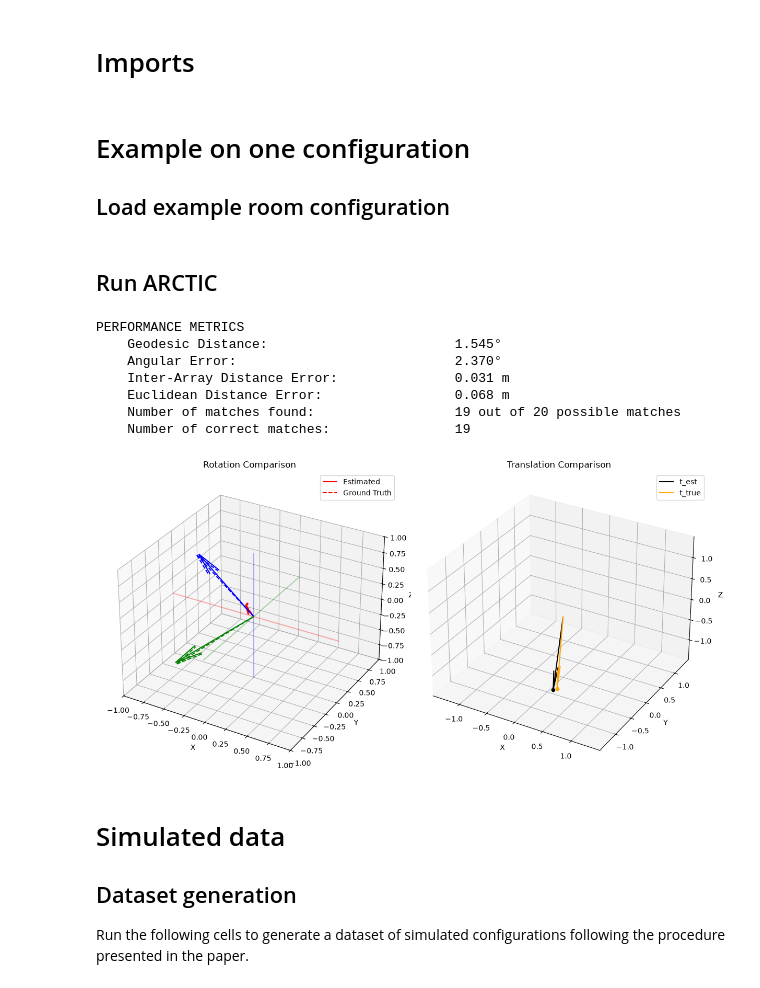
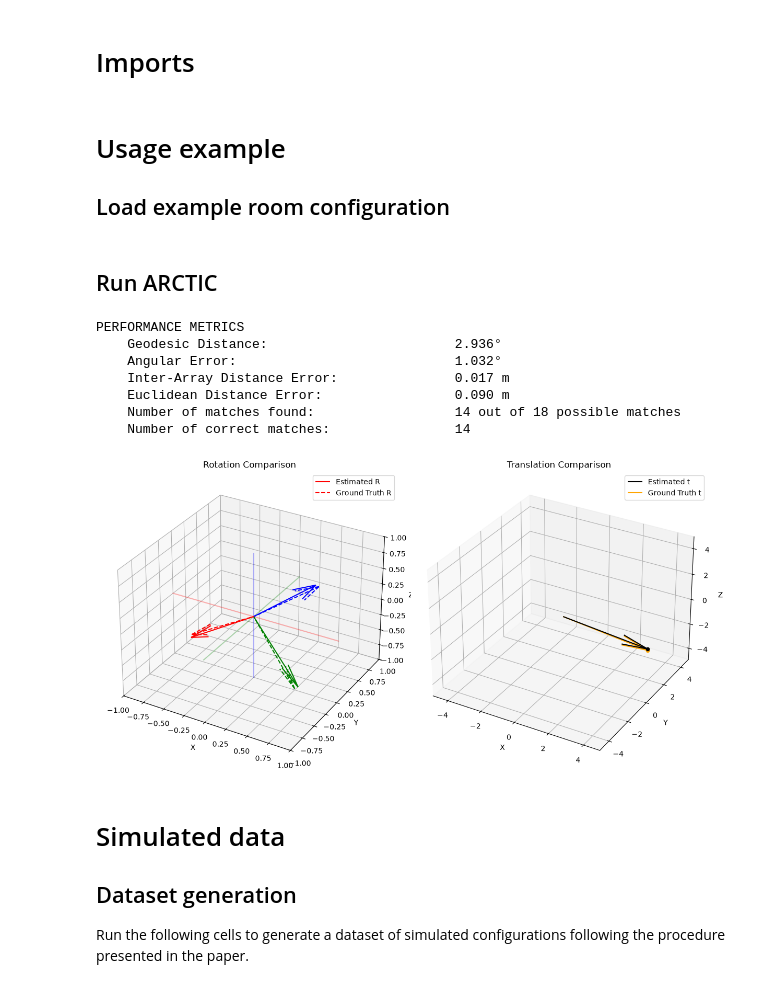
Before and after one commit to tguffroy/ARCTIC, a Jupyter notebook: arctic_examples.ipynb, the cells around one changed output. Drawn from its saved outputs; the diff is of its cells as text; code cells hidden in the pictures.

```diff
--- a/arctic_examples.ipynb
+++ b/arctic_examples.ipynb
@@ -19,11 +14,11 @@ from pyroomacoustics.directivities import Rotation3D
 import arctic
 from tools import *
 # %% [markdown]
-# Example on one configuration
+# Usage example
 
 ## Load example room configuration
 # %%
-with gzip.open(f"room_example.json.gz", "rt", encoding="utf-8") as f:
+with gzip.open(f"simulated_room_example.json.gz", "rt", encoding="utf-8") as f:
     room_data = json.load(f)
 
 room_dim = room_data["geometry"]["room_dim"]
@@ -51,7 +46,6 @@ plot_point_clouds(img1, img2, labels=("Array 1", "Array 2"))
 # %%
 hyperparameters = {
     "epsilon": 0.8,
-    "epsilon_delta": 0.8,
     "alpha": 1.0,
     "n_iter": 1000,
 }
@@ -59,22 +53,21 @@ hyperparameters = {
 R, t, matches, triangle_vertices = arctic.arctic(
     img1.T, img2.T,
     epsilon=hyperparameters["epsilon"],
-    epsilon_delta=hyperparameters["epsilon_delta"],
     alpha=hyperparameters["alpha"],
     n_iter=hyperparameters["n_iter"]
 )
 # %%
-compute_performance(R, R_true, t, t_true, matches, matches_true)
-plot_transform_comparison(R, R_true, t, t_true, labels=["Estimated", "Ground Truth", "t_est", "t_true"], scale=1.0)
+print_performance(R, R_true, t, t_true, matches, matches_true)
+plot_transform_comparison(R, R_true, t, t_true, labels=["Estimated R", "Ground Truth R", "Estimated t", "Ground Truth t"], scale=1.0)
 # %% [output]
 PERFORMANCE METRICS
-    Geodesic Distance:                        1.545°
-    Angular Error:                            2.370°
-    Inter-Array Distance Error:               0.031 m
-    Euclidean Distance Error:                 0.068 m
-    Number of matches found:                  19 out of 20 possible matches
-    Number of correct matches:                19
+    Geodesic Distance:                        2.936°
+    Angular Error:                            1.032°
+    Inter-Array Distance Error:               0.017 m
+    Euclidean Distance Error:                 0.090 m
+    Number of matches found:                  14 out of 18 possible matches
+    Number of correct matches:                14
-[figure, old version]
+[figure, new version]
 # %% [markdown]
 # Simulated data
 
```
Also changed, not shown: parts of 11 cells of this notebook, 1 other file.
